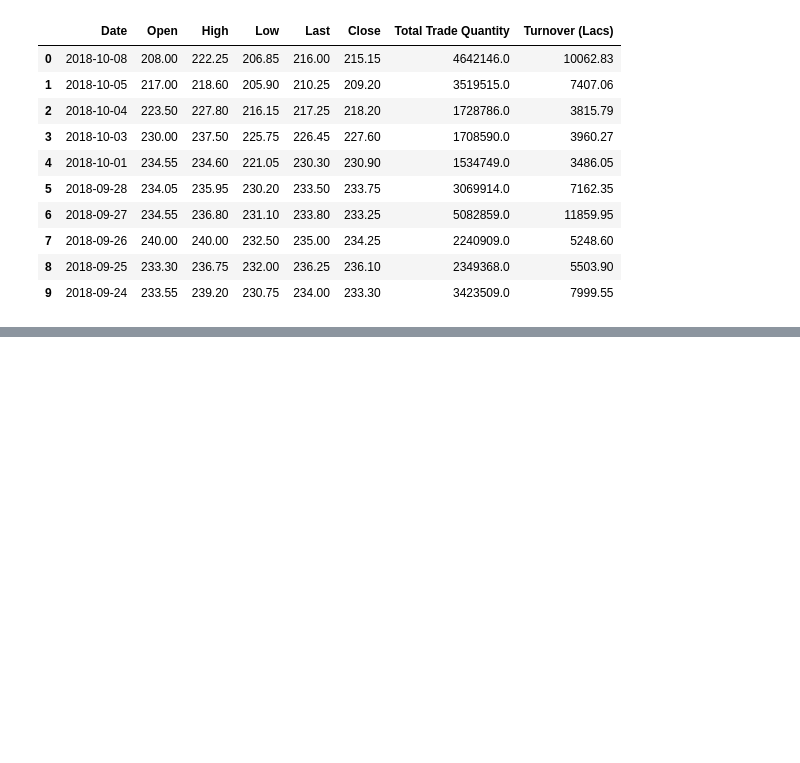
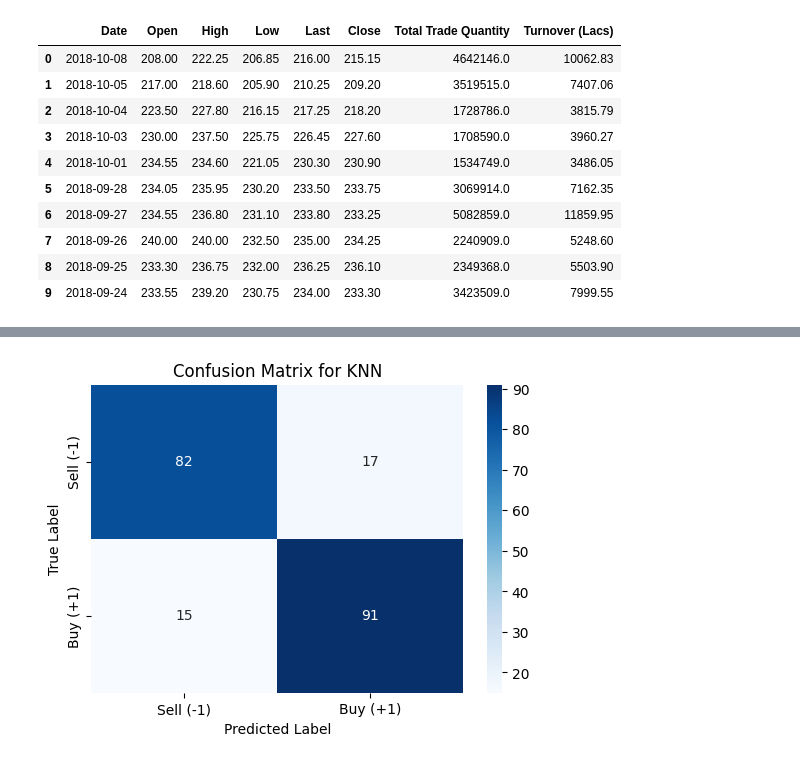
Before and after one commit to aleckovice/StockPricePrediction, a Jupyter notebook: stock_price.ipynb, the cells around one changed output, grey strips where cells are left out. Drawn from its saved outputs; the diff is of its cells as text; code cells hidden in the pictures; blank space fills up the shorter version.

```diff
--- a/stock_price.ipynb
+++ b/stock_price.ipynb
@@ -38,0 +115,6 @@ data.head(10)
+# %%
+# Generate target variable (Y) for buy (+1) and sell (-1) signals
+# If tomorrow's closing price is higher than today's, label as +1 (buy), otherwise -1 (sell)
+Y = np.where(data['Close'].shift(-1) > data['Close'], 1, -1)
+
+Y[:10]
@@ -38,0 +140,13 @@ data.head(10)
+# %%
+# Import TimeSeriesSplit
+from sklearn.model_selection import TimeSeriesSplit
+tscv = TimeSeriesSplit(n_splits=5)  # Number of splits
+
+# Import KNN and evaluation metrics
+from sklearn.neighbors import KNeighborsClassifier
+from sklearn.metrics import accuracy_score, classification_report, confusion_matrix
+
+# Perform train-test split using TimeSeriesSplit
+for train_index, test_index in tscv.split(X):
+    X_train, X_test = X.iloc[train_index], X.iloc[test_index]
+    y_train, y_test = Y[train_index], Y[test_index]
@@ -38,0 +183,9 @@ data.head(10)
+# %%
+# Train a basic KNN model
+knn = KNeighborsClassifier(n_neighbors=5)
+knn.fit(X_train, y_train)
+y_pred = knn.predict(X_test)
+
+# Print evaluation metrics
+print(f"Accuracy: {accuracy_score(y_test, y_pred):.4f}")
+print(classification_report(y_test, y_pred))
@@ -38,0 +214,11 @@ data.head(10)
+# %%
+# Confusion Matrix Visualization
+cm = confusion_matrix(y_test, y_pred)
+plt.figure(figsize=(6, 4))
+sns.heatmap(cm, annot=True, fmt="d", cmap="Blues", xticklabels=['Sell (-1)', 'Buy (+1)'], yticklabels=['Sell (-1)', 'Buy (+1)'])
+plt.xlabel("Predicted Label")
+plt.ylabel("True Label")
+plt.title("Confusion Matrix for KNN")
+plt.show()
+# %% [output]
+[figure, added]
```
Also changed, not shown: parts of 22 cells of this notebook.
